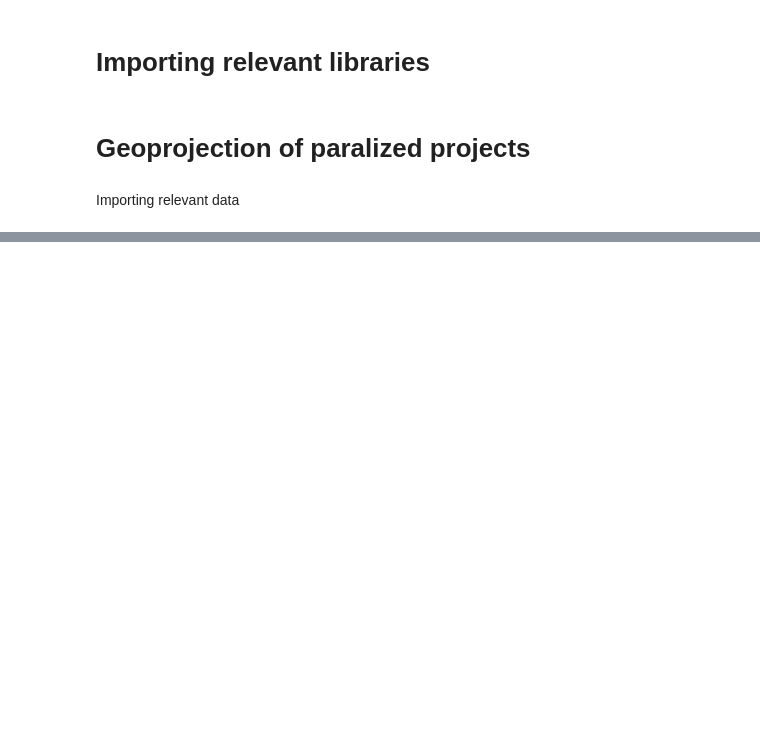
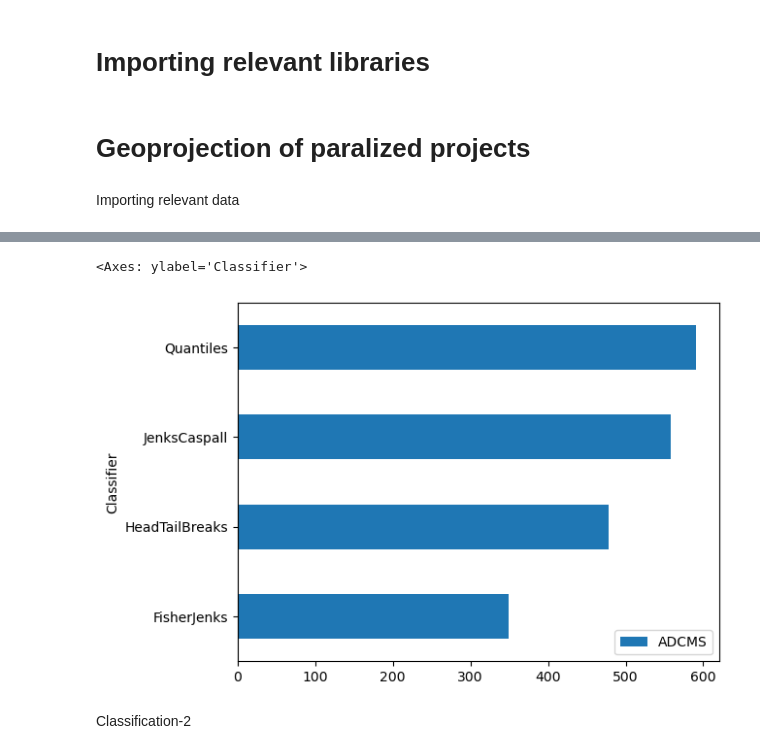
Before and after one commit to Pepix2345/Proyecto-Magallanes, a Jupyter notebook: Trabajo de investigación/Maps-Obras.ipynb, the cells around one changed output, grey strips where cells are left out. Cells and saved outputs as stored; diff of their text form; code cells hidden in the pictures; blank space fills up the shorter version.

```diff
--- a/Trabajo de investigación/Maps-Obras.ipynb
+++ b/Trabajo de investigación/Maps-Obras.ipynb
@@ -35,0 +39,6 @@ perucities_clipped
+# %%
+obras_pordepartamento= obras_paralizadas.groupby(['Departamento'], observed= True).agg({'casos':['sum']})
+obras_porprovincia= obras_paralizadas.groupby(['Provincia'], observed=True).agg({'casos': [sum]})
+# %%
+obras_pordepartamento.reset_index(inplace=True)
+obras_porprovincia.reset_index(inplace=True)
@@ -35,0 +69,14 @@ perucities_clipped
+# %%
+np.random.seed(12345)
+K=4
+theVar= obras_pordepartamento.casos
+q4=mapclassify.Quantiles(theVar,k=K)
+ht4 = mapclassify.HeadTailBreaks(theVar)
+fj4 = mapclassify.FisherJenks(theVar, k=K)
+jc4 = mapclassify.JenksCaspall(theVar, k=K)
+# %%
+class4= q4,ht4,fj4,jc4
+punt=np.array([c.adcm for c in class4 ])
+adcms= pd.DataFrame(punt)
+adcms['classifier']= [c.name for c in class4]
+adcms.columns= ['ADCMS','Classifier']
@@ -35,0 +91,5 @@ perucities_clipped
+# %%
+adcms.sort_values('ADCMS').plot.barh(x='Classifier')
+# %% [output]
+<Axes: ylabel='Classifier'>
+[figure, added]
@@ -35,0 +99,2 @@ perucities_clipped
+# %% [markdown]
+Classification-2
```
Also changed, not shown: parts of 52 cells of this notebook.
